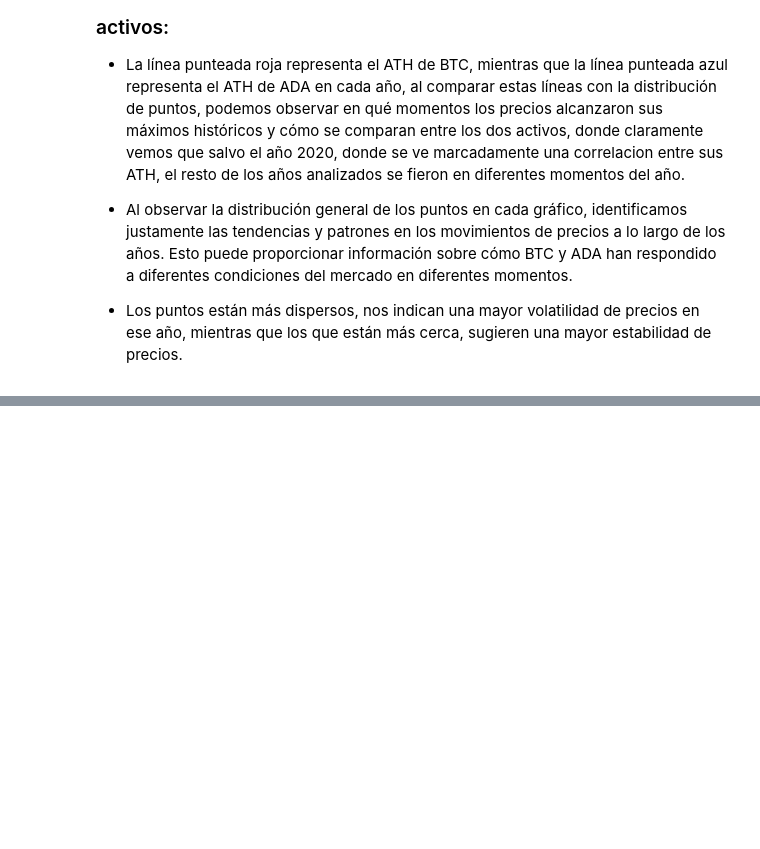
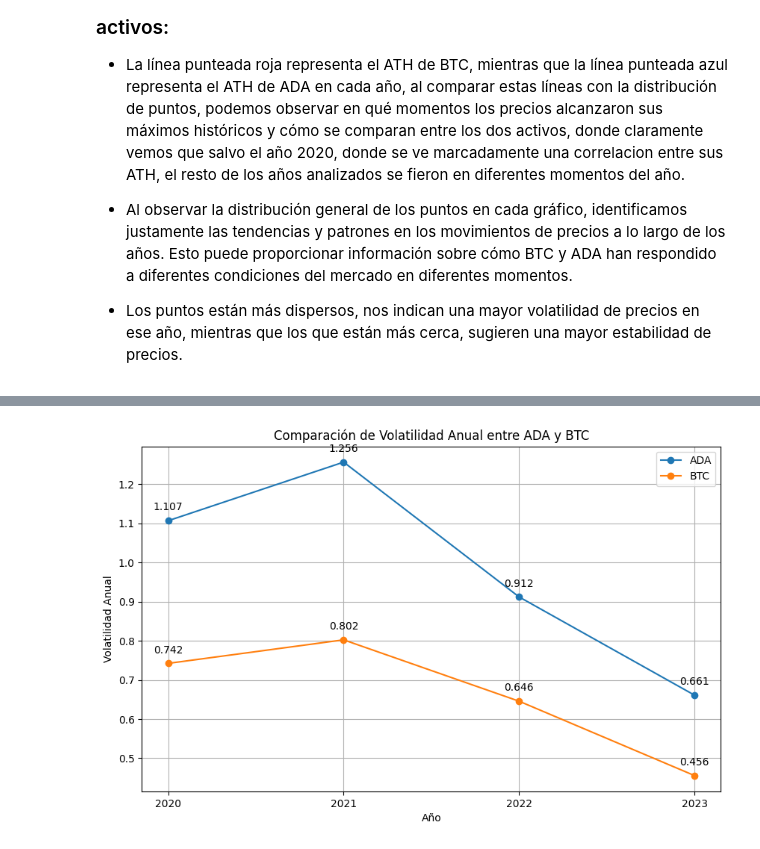
Before and after one commit to Bzetatuc/PI_2_Henry, a Jupyter notebook: EDA/eda.ipynb, the cells around one changed output, grey strips where cells are left out. Drawn from its saved outputs; the diff is of its cells as text; code cells hidden in the pictures; blank space fills up the shorter version.

```diff
--- a/EDA/eda.ipynb
+++ b/EDA/eda.ipynb
@@ -240,7 +240,7 @@ Name: market_cap, dtype: object
 # %%
 # Extraemos el csv que contiene solo BTC desde el 1 de enero de 2020 hasta el 18/8/2023
 
-df_btc = pd.read_csv("/Users/benjaminzelaya/Desktop/PI_DA-main/PI_2_Henry/DATA ETL/combined_df_btc.csv")
+df_btc = pd.read_csv("/Users/benjaminzelaya/Desktop/PI_DA-main/PI_2_Henry/PI_2_Henry/DATA ETL/combined_df_btc.csv")
 df_btc
 # %% [output]
 |  | date | price | market_cap | ath_value | ath_date | symbol | name |
@@ -495,7 +579,7 @@ plt.show()
 # %% [markdown]
 # ETH
 # %%
-df_eth = pd.read_csv("/Users/benjaminzelaya/Desktop/PI_DA-main/PI_2_Henry/DATA ETL/combined_df_ethereum.csv")
+df_eth = pd.read_csv("/Users/benjaminzelaya/Desktop/PI_DA-main/PI_2_Henry/PI_2_Henry/DATA ETL/combined_df_ethereum.csv")
 df_eth
 # %% [output]
 |  | date | price | market_cap | ath_value | ath_date | symbol | name |
@@ -806,7 +890,7 @@ See the caveats in the documentation: https://pandas.pydata.org/pandas-docs/stab
 # %% [markdown]
 # CARDANO
 # %%
-df_ada = pd.read_csv("/Users/benjaminzelaya/Desktop/PI_DA-main/PI_2_Henry/DATA ETL/combined_df_cardano.csv")
+df_ada = pd.read_csv("/Users/benjaminzelaya/Desktop/PI_DA-main/PI_2_Henry/PI_2_Henry/DATA ETL/combined_df_cardano.csv")
 df_ada
 # %% [output]
 |  | date | price | market_cap | ath_value | ath_date | symbol | name |
@@ -1020,7 +1104,7 @@ for i, (df_btc, dfs_ada) in enumerate(zip(dfs_btc, dfs_ada)):
 
     # Obtener el ATH de BTC y ADA del año actual
     ath_value_btc = df_btc['price'].max()
-    ath_value_eth = dfs_ada['price'].max()
+    ath_value_ada = dfs_ada['price'].max()
 
     # Obtener la fecha correspondiente al ATH de BTC
     ath_date_btc = df_btc.loc[df_btc['price'].idxmax()]['date']
@@ -1061,0 +1322,23 @@ plt.show()
+# %%
+# Crear el gráfico de comparación de volatilidad
+plt.figure(figsize=(10, 6))
+plt.plot(volatility_df['Año'], volatility_df['Volatilidad ADA'], marker='o', label='ADA')
+plt.plot(volatility_df['Año'], volatility_df['Volatilidad BTC'], marker='o', label='BTC')
+plt.xticks(volatility_df['Año'])  # Establecer los valores del eje x como los años completos
+plt.xlabel('Año')
+plt.ylabel('Volatilidad Anual')
+plt.title('Comparación de Volatilidad Anual entre ADA y BTC')
+plt.legend()
+
+# Agregar etiquetas con los valores de volatilidad para ADA
+for i, row in volatility_df.iterrows():
+    plt.annotate(f'{row["Volatilidad ADA"]:.3f}', (row['Año'], row['Volatilidad ADA']), textcoords="offset points", xytext=(0,10), ha='center')
+
+# Agregar etiquetas con los valores de volatilidad para BTC
+for i, row in volatility_df.iterrows():
+    plt.annotate(f'{row["Volatilidad BTC"]:.3f}', (row['Año'], row['Volatilidad BTC']), textcoords="offset points", xytext=(0,10), ha='center')
+
+plt.grid(True)
+plt.show()
+# %% [output]
+[figure, added]
```
Also changed, not shown: parts of 25 cells of this notebook, 6 other files.
